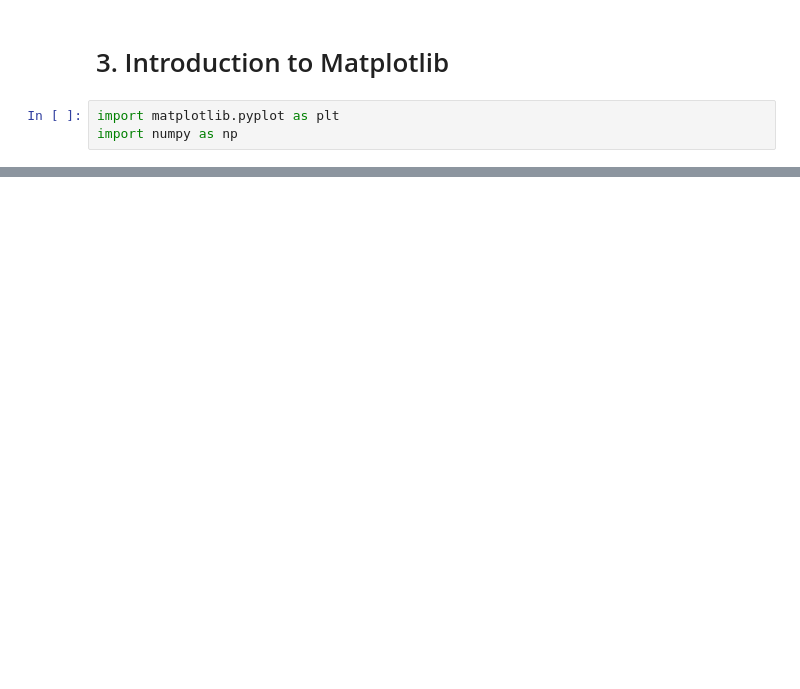
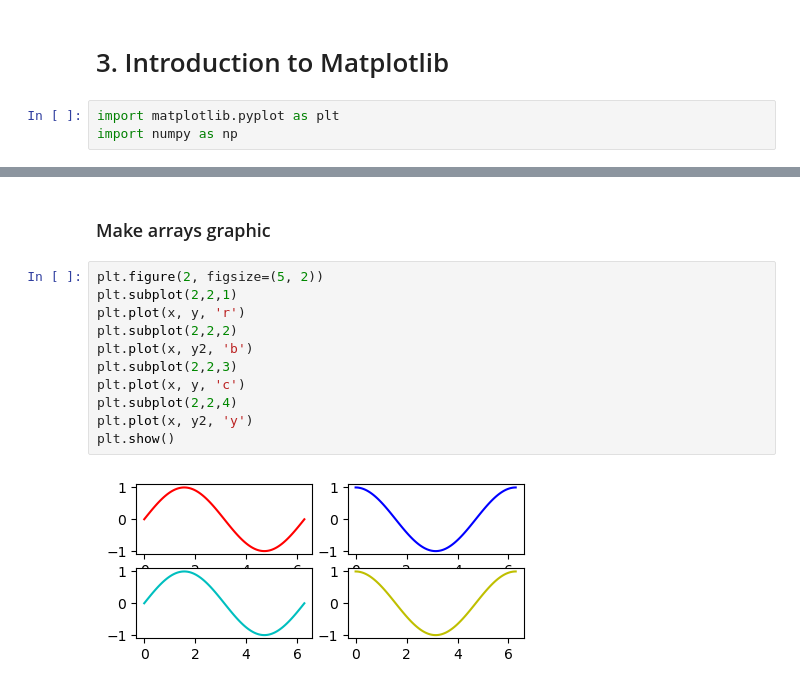
Before and after one commit to lXVILLALOBOSXl/inteligencia-artificial, a Jupyter notebook: 1er Parcial/Python Introduction/matplotlib.ipynb, the cells around one changed output, grey strips where cells are left out. Cells and saved outputs as stored; diff of their text form; blank space fills up the shorter version.

```diff
--- a/1er Parcial/Python Introduction/matplotlib.ipynb
+++ b/1er Parcial/Python Introduction/matplotlib.ipynb
@@ -18,0 +22,15 @@ plt.show()
+# %% [markdown]
+### Make arrays graphic
+# %%
+plt.figure(2, figsize=(5, 2))
+plt.subplot(2,2,1)
+plt.plot(x, y, 'r')
+plt.subplot(2,2,2)
+plt.plot(x, y2, 'b')
+plt.subplot(2,2,3)
+plt.plot(x, y, 'c')
+plt.subplot(2,2,4)
+plt.plot(x, y2, 'y')
+plt.show()
+# %% [output]
+[figure, added]
```
Also changed, not shown: parts of 6 cells of this notebook, 4 other files.
